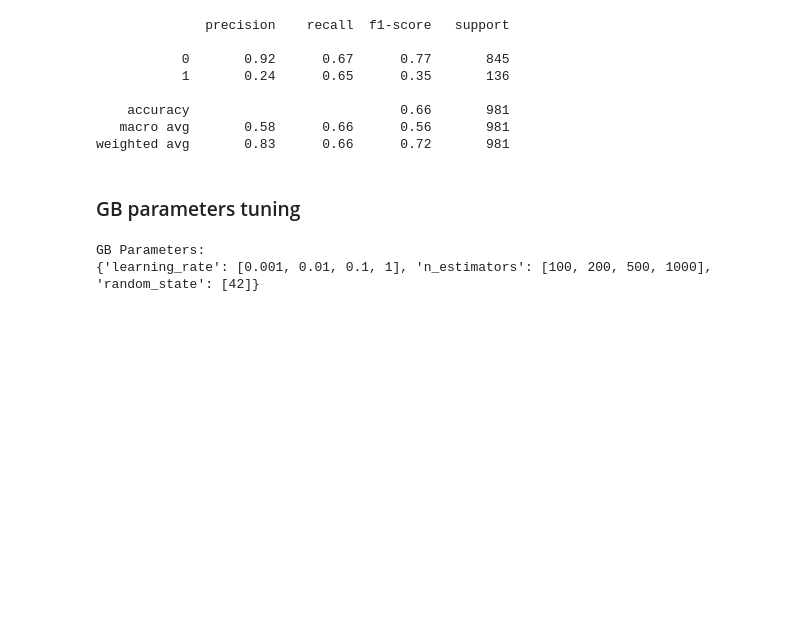
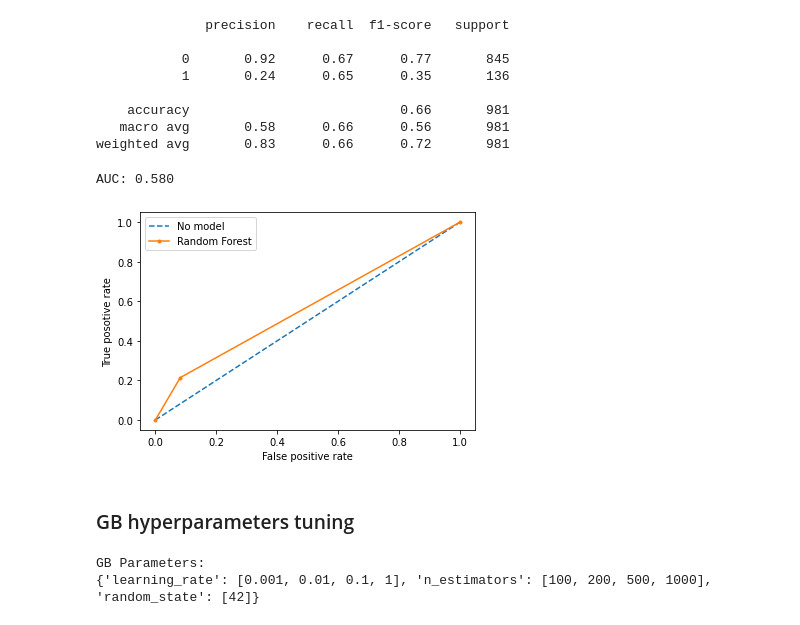
Before and after one commit to AleksanderWernik/Water_potability, a Jupyter notebook: Woda.ipynb, the cells around one changed output. Drawn from its saved outputs; the diff is of its cells as text; code cells hidden in the pictures; blank space fills up the shorter version.

Commit message:
added ROC curve

```diff
--- a/Woda.ipynb
+++ b/Woda.ipynb
@@ -328,8 +313,27 @@ print(classification_report(y_pred1, y_test))
     accuracy                           0.66       981
    macro avg       0.58      0.66      0.56       981
 weighted avg       0.83      0.66      0.72       981
+# %%
+fpr, tpr, thresholds=roc_curve(y_test, y_pred1)
+auc=roc_auc_score(y_test, y_pred1)
+print('AUC: %.3f' % auc)
+# %% [output]
+AUC: 0.580
+# %%
+# zmienna pomocnicza
+help_prob=[0 for _ in range(len(y_test))]
+help_fpr, help_tpr, _=roc_curve(y_test, help_prob)
+# %%
+plt.plot(help_fpr, help_tpr, linestyle='--', label='No model')
+plt.plot(fpr, tpr, marker='.', label='Random Forest')
+plt.xlabel('False positive rate')
+plt.ylabel('True posotive rate')
+plt.legend()
+plt.show()
+# %% [output]
+[figure, added]
 # %% [markdown]
-### GB parameters tuning
+### GB hyperparameters tuning
 # %%
 param_gridGB ={ 'learning_rate':[0.001,0.01,0.1,1],
             'n_estimators':[100,200,500,1000], 'random_state': [42]}
```
Also changed, not shown: parts of 12 cells of this notebook.
